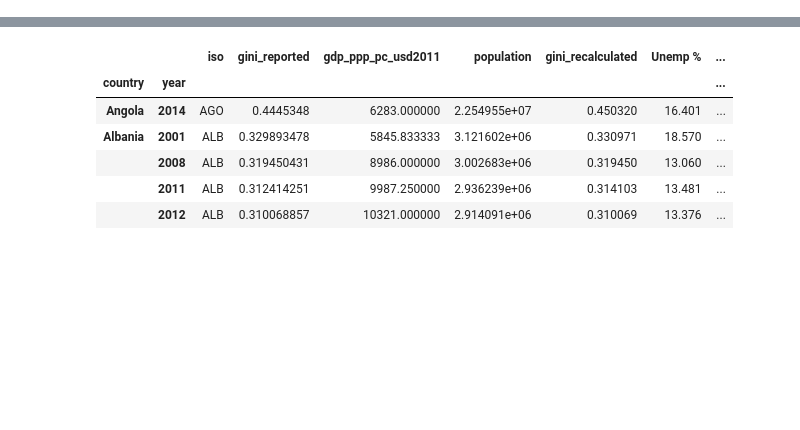
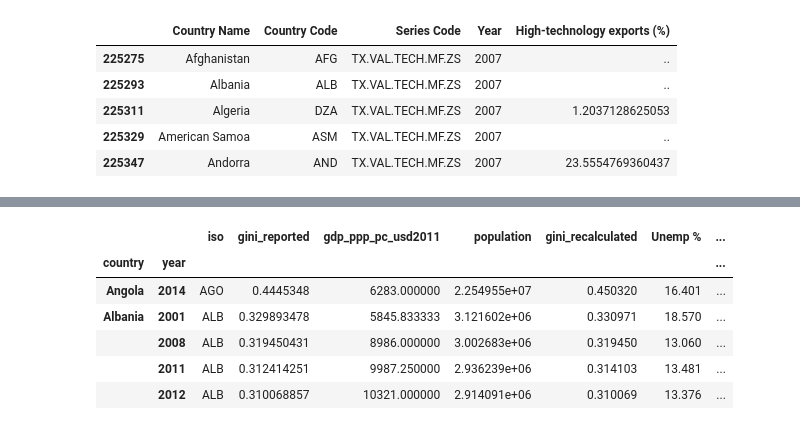
Before and after one commit to yonglau1999/HE4045-Group-Project, a Jupyter notebook: Project.ipynb, the cells around one changed output, grey strips where cells are left out. Drawn from its saved outputs; the diff is of its cells as text; code cells hidden in the pictures; blank space fills up the shorter version.

```diff
--- a/Project.ipynb
+++ b/Project.ipynb
@@ -16,0 +38,17 @@ unemp_df = pd.read_csv(file3_path)
+# %%
+# Filter for 'High-technology exports (% of manufactured exports)' and years between 2007 and 2024
+world_bank_High_Technology_Exports_df = world_bank_melted_df[
+    (world_bank_melted_df['Series Name'] == 'High-technology exports (% of manufactured exports)') &
+    (world_bank_melted_df['Year'] >= 2007) &
+    (world_bank_melted_df['Year'] <= 2024)
+]
+
+world_bank_High_Technology_Exports_df = world_bank_High_Technology_Exports_df.drop('Series Name',axis = 1)
+world_bank_High_Technology_Exports_df.head()
+# %% [output]
+|  | Country Name | Country Code | Series Code | Year | High-technology exports (%) |
+| 225275 | Afghanistan | AFG | TX.VAL.TECH.MF.ZS | 2007 | .. |
+| 225293 | Albania | ALB | TX.VAL.TECH.MF.ZS | 2007 | .. |
+| 225311 | Algeria | DZA | TX.VAL.TECH.MF.ZS | 2007 | 1.2037128625053 |
+| 225329 | American Samoa | ASM | TX.VAL.TECH.MF.ZS | 2007 | .. |
+| 225347 | Andorra | AND | TX.VAL.TECH.MF.ZS | 2007 | 23.5554769360437 |
```
Also changed, not shown: parts of 7 cells of this notebook.
